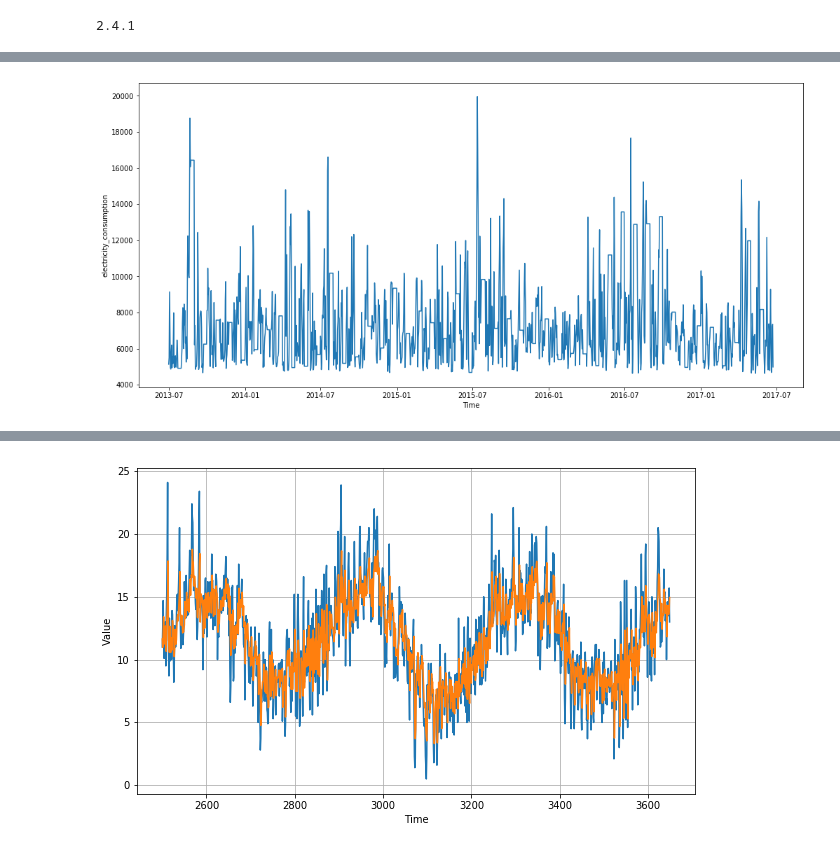
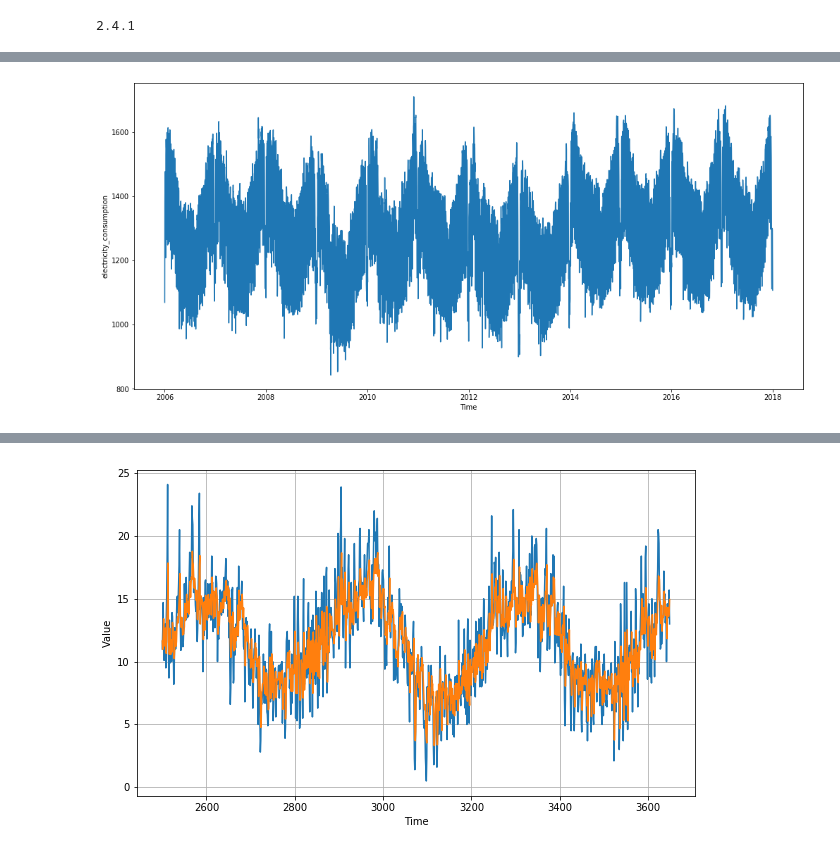
Before and after one commit to angeloken/Riset-I-smile, a Jupyter notebook: riset_prediksi_listrik_ver_2.ipynb, the cells around one changed output, grey strips where cells are left out. Cells and saved outputs as stored; diff of their text form; code cells hidden in the pictures.

```diff
--- a/riset_prediksi_listrik_ver_2.ipynb
+++ b/riset_prediksi_listrik_ver_2.ipynb
@@ -48,0 +24,9 @@ df_day = df_day.fillna(method='ffill')
+# %%
+import pandas as pd
+df = pd.read_csv('/content/opsd_germany_daily.csv')
+# %%
+df = df[['Date','Consumption']]
+df['Date'] = pd.to_datetime(df['Date'])
+# %%
+df.set_index(df['Date'],inplace=True)
+df=df.drop(['Date'],axis=1)
@@ -49,9 +44,9 @@ df_day = df_day.fillna(method='ffill')
 # %%
 plt.figure(figsize=(17, 8))
-plt.plot(df_day['electricity_consumption'])
+plt.plot(df['Consumption'])
 plt.xlabel('Time')
 plt.ylabel('electricity_consumption')
 plt.grid(False)
 plt.show()
 # %% [output]
-[figure, old version]
+[figure, new version]
```
Also changed, not shown: parts of 14 cells of this notebook.
